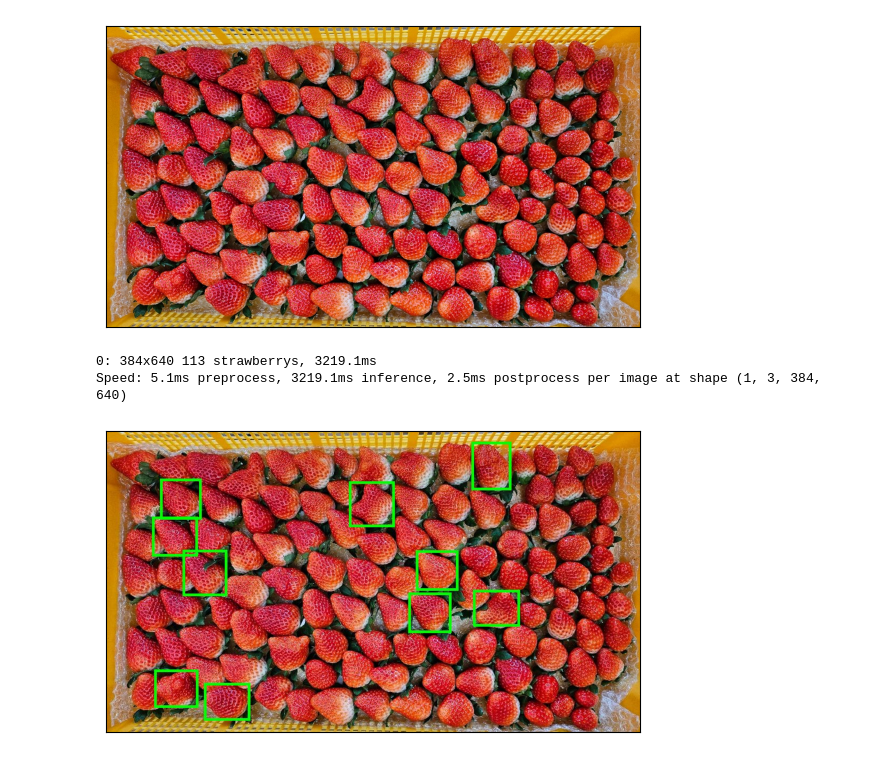
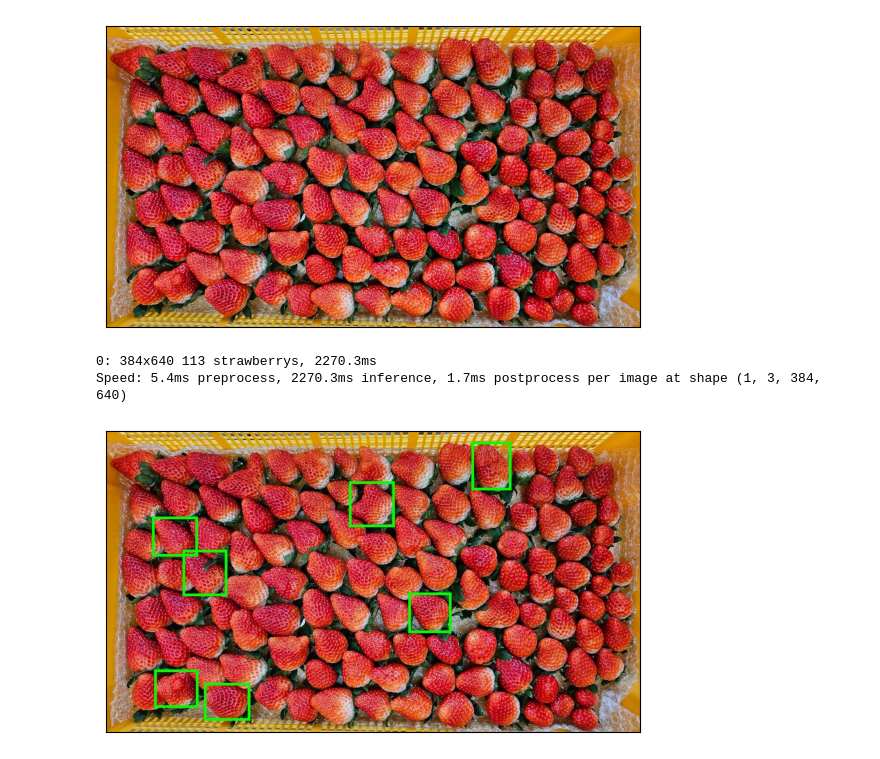
Before and after one commit to 1900690/yolo-bbox-area-caliculate, a Jupyter notebook: area_caliculate.ipynb, the cells around one changed output. Saved outputs shown, nothing was run; the diff lists cells and outputs as text; code cells hidden in the pictures.

```diff
--- a/area_caliculate.ipynb
+++ b/area_caliculate.ipynb
@@ -179,7 +179,7 @@ else:
 [figure]
 # %%
 #@title 大きいほうから選択した個数分だけマークを付ける
-検出する個数は = '10' # @param ["1", "2", "3", "4", "5", "6", "7", "8", "9", "10"]
+検出する個数は = '7' # @param ["1", "2", "3", "4", "5", "6", "7", "8", "9", "10"]
 #@markdown ※検出を繰り返すと検出スピードが上がります
 if not os.path.exists('/content/itigo.pt') :
   %pip -q install ultralytics  # install
@@ -238,34 +238,34 @@ for box in results[0].boxes.xyxy.cpu():
     width, height, area = annotator.get_bbox_dimension(box)
     datalist = [str(box[0].item())," ",str(box[1].item())," ",str(box[2].item())," ",str(box[3].item())," ",str(area.item()),"\n"]
     f = open('/content/myfile.txt', 'a')
     f.writelines(datalist)
     f.close()
 
 #計算する座標データを読み込み
 txt_file = pd.read_csv("/content/myfile.txt",header=None, sep=" ")
 #大きいほうから〇個分を抽出
 pickup_file=txt_file.nlargest(int(検出する個数は), columns=4)#★検出個数を指定
 # テキスト形式で出力
 pickup_file.to_csv('/content/pickup.txt',header=False, index=False, sep=" ")
 
 #書き込む画像を読み込み
-im_original = Image.open(imgname)
+im_original = Image.open(imgname).convert('RGB')
 image_height,image_width=np.array(im_original).shape[:2]
 
 #書き込む座標データを読み込み
 txt_file = pd.read_csv("/content/pickup.txt",header=None, sep=" ")
 for annotation in range(len(txt_file)):
   draw = ImageDraw.Draw(im_original)
   x1=txt_file[0][annotation]
   y1=txt_file[1][annotation]
   x2=txt_file[2][annotation]
   y2=txt_file[3][annotation]
   draw.rectangle((x1, y1, x2, y2), outline=(0, 255, 0), width=5)
 
   im_original.save('/content/photo_count.jpg')
 
 show_images_glob(['/content/photo_count.jpg'])
 # %% [output]
-0: 384x640 113 strawberrys, 3219.1ms
-Speed: 5.1ms preprocess, 3219.1ms inference, 2.5ms postprocess per image at shape (1, 3, 384, 640)
+0: 384x640 113 strawberrys, 2270.3ms
+Speed: 5.4ms preprocess, 2270.3ms inference, 1.7ms postprocess per image at shape (1, 3, 384, 640)
-[figure, old version]
+[figure, new version]
```
